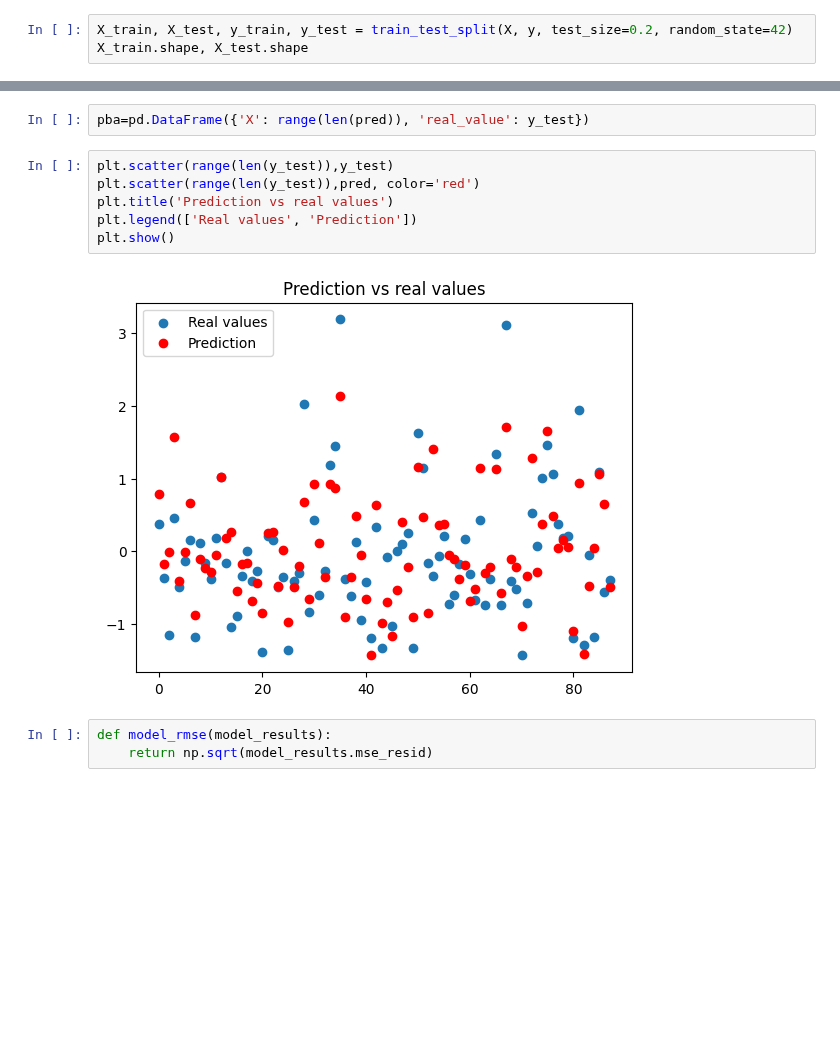
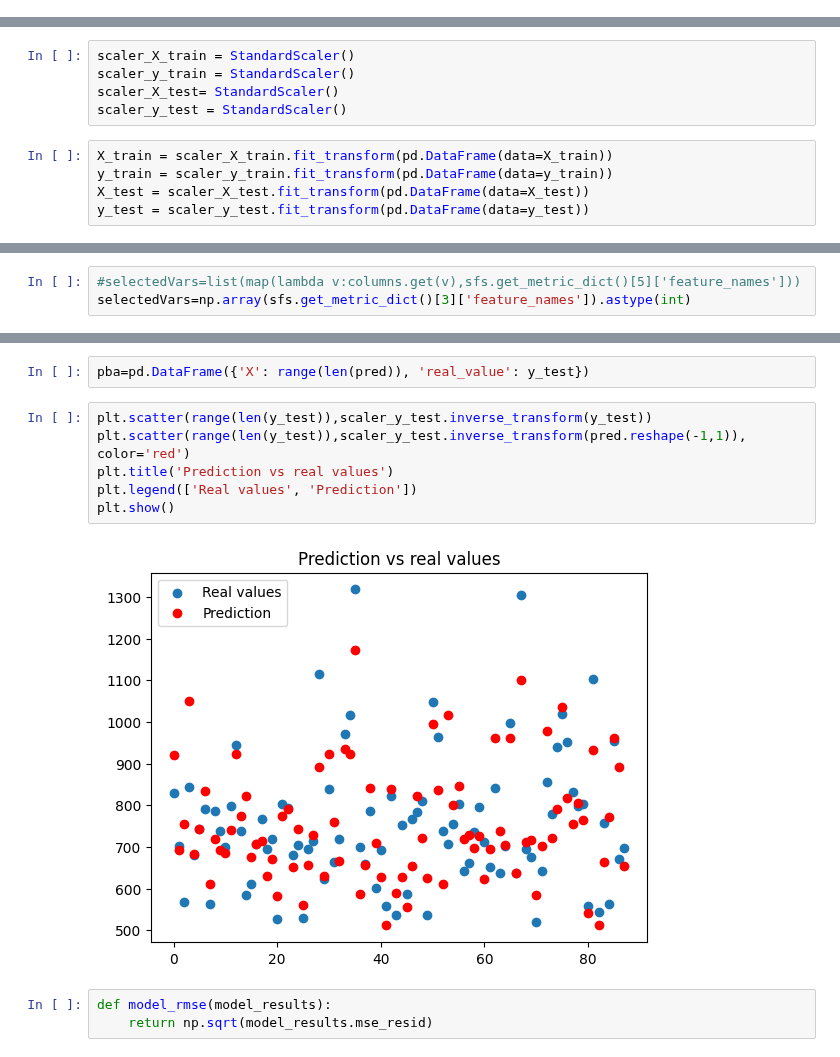
Before and after one commit to 318281029SBH/Escuela, a Jupyter notebook: GWeatherLinearRegression.ipynb, the cells around one changed output, grey strips where cells are left out. Cells and saved outputs as stored; diff of their text form; blank space fills up the shorter version.

```diff
--- a/GWeatherLinearRegression.ipynb
+++ b/GWeatherLinearRegression.ipynb
@@ -227,3 +199,0 @@ y=X_scaled.T[9]
-# %%
-X_train, X_test, y_train, y_test = train_test_split(X, y, test_size=0.2, random_state=42)
-X_train.shape, X_test.shape
@@ -235,3 +202,13 @@ X_train.shape, X_test.shape
+# %%
+scaler_X_train = StandardScaler()
+scaler_y_train = StandardScaler()
+scaler_X_test= StandardScaler()
+scaler_y_test = StandardScaler()
+# %%
+X_train = scaler_X_train.fit_transform(pd.DataFrame(data=X_train))
+y_train = scaler_y_train.fit_transform(pd.DataFrame(data=y_train))
+X_test = scaler_X_test.fit_transform(pd.DataFrame(data=X_test))
+y_test = scaler_y_test.fit_transform(pd.DataFrame(data=y_test))
 # %% [markdown]
 # OLS model
 # %% [markdown]
@@ -287,3 +262,6 @@ selectedVars= np.array(sfs.get_metric_dict()[5]['feature_names']).astype(int)
+# %%
+#selectedVars=list(map(lambda v:columns.get(v),sfs.get_metric_dict()[5]['feature_names']))
+selectedVars=np.array(sfs.get_metric_dict()[3]['feature_names']).astype(int)
 # %%
 X_train_selected=X_train[:,selectedVars]
 X_test_selected=X_test[:,selectedVars]
@@ -346,13 +318,13 @@ pred=results_a.predict(X_test_selected)
 # %%
 pba=pd.DataFrame({'X': range(len(pred)), 'real_value': y_test})
 # %%
-plt.scatter(range(len(y_test)),y_test)
-plt.scatter(range(len(y_test)),pred, color='red')
+plt.scatter(range(len(y_test)),scaler_y_test.inverse_transform(y_test))
+plt.scatter(range(len(y_test)),scaler_y_test.inverse_transform(pred.reshape(-1,1)), color='red')
 plt.title('Prediction vs real values')
 plt.legend(['Real values', 'Prediction'])
 plt.show()
 # %% [output]
-[figure, old version]
+[figure, new version]
 # %%
 def model_rmse(model_results):
     return np.sqrt(model_results.mse_resid)
```
Also changed, not shown: parts of 28 cells of this notebook.
